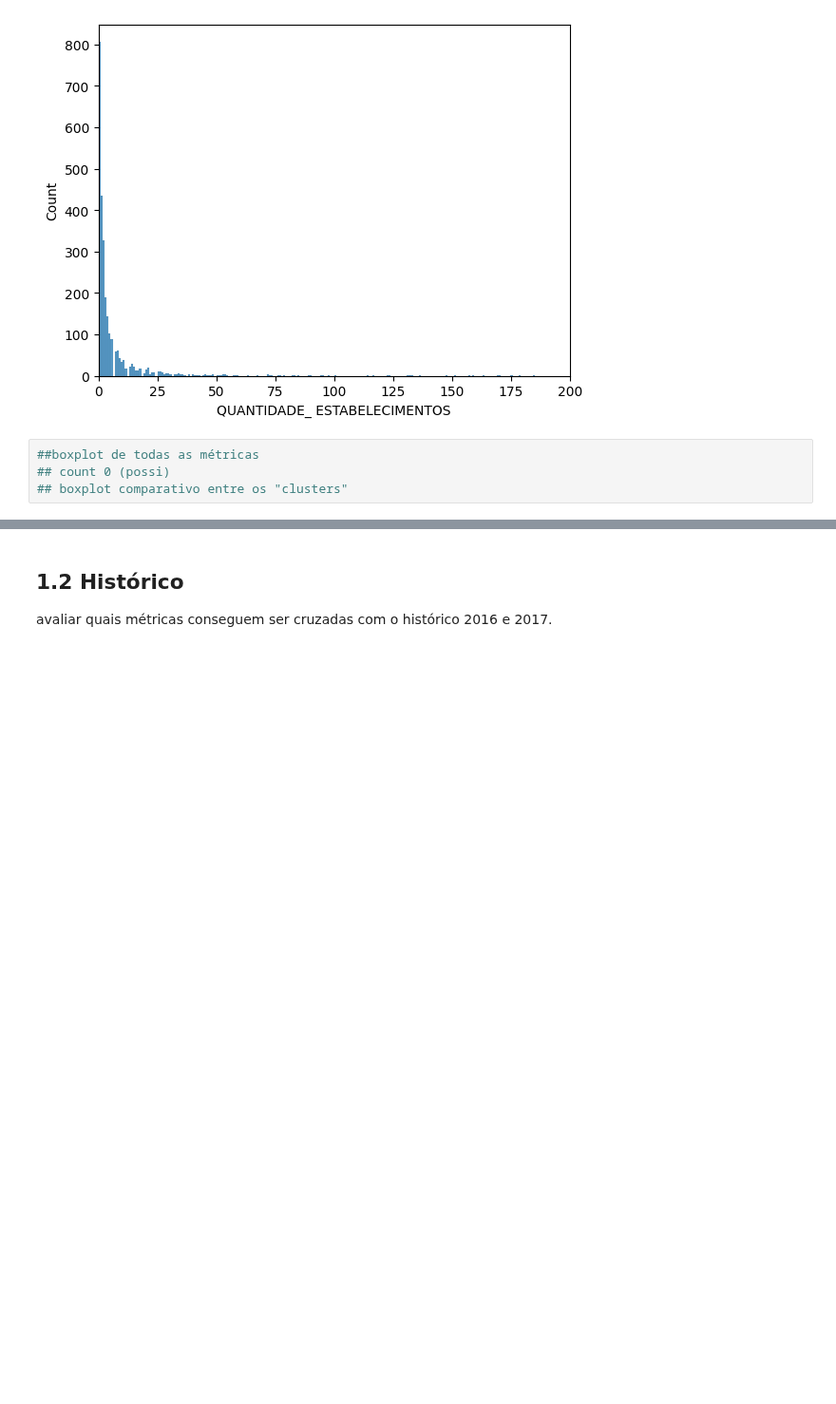
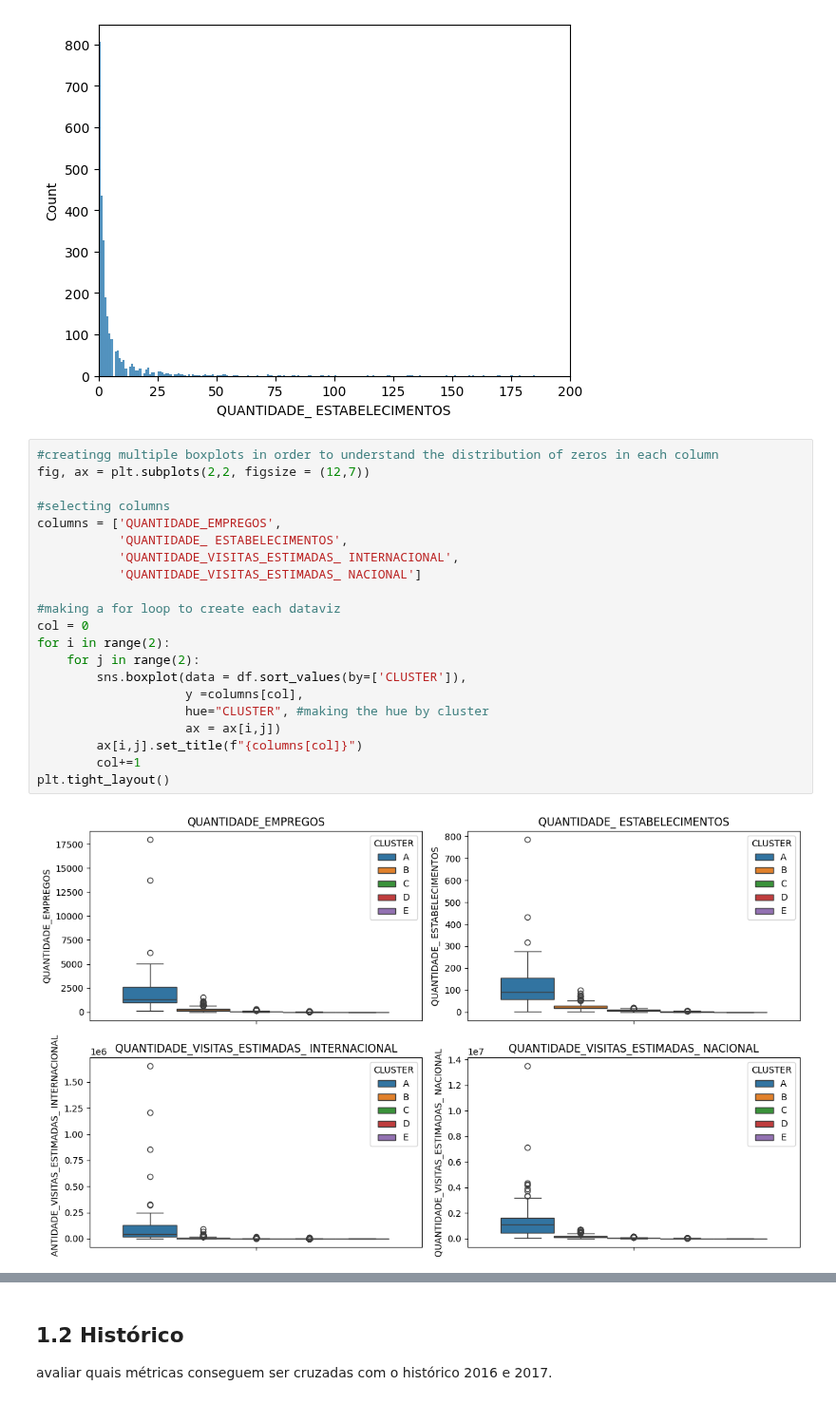
Before and after one commit to juhtolent/Brazil_Tourism, a Jupyter notebook: Exploratory Data Analysis - Tourism.ipynb, the cells around one changed output, grey strips where cells are left out. Shown at 95% size. Drawn from its saved outputs; the diff is of its cells as text; blank space fills up the shorter version.

Commit message:
1.21 Zeros explorations

```diff
--- a/Exploratory Data Analysis - Tourism.ipynb
+++ b/Exploratory Data Analysis - Tourism.ipynb
@@ -148,7 +148,26 @@ sns.histplot(data = df,
 # %% [output]
 (0.0, 200.0)
 [figure]
-# %%
-##boxplot de todas as métricas
-## count 0 (possi)
-## boxplot comparativo entre os "clusters"
+# %%
+#creatingg multiple boxplots in order to understand the distribution of zeros in each column
+fig, ax = plt.subplots(2,2, figsize = (12,7))
+
+#selecting columns
+columns = ['QUANTIDADE_EMPREGOS',
+           'QUANTIDADE_ ESTABELECIMENTOS',
+           'QUANTIDADE_VISITAS_ESTIMADAS_ INTERNACIONAL',
+           'QUANTIDADE_VISITAS_ESTIMADAS_ NACIONAL']
+
+#making a for loop to create each dataviz
+col = 0
+for i in range(2):
+    for j in range(2):
+        sns.boxplot(data = df.sort_values(by=['CLUSTER']),
+                    y =columns[col],
+                    hue="CLUSTER", #making the hue by cluster
+                    ax = ax[i,j])
+        ax[i,j].set_title(f"{columns[col]}")
+        col+=1
+plt.tight_layout()
+# %% [output]
+[figure, added]
```
Also changed, not shown: parts of 3 cells of this notebook.
